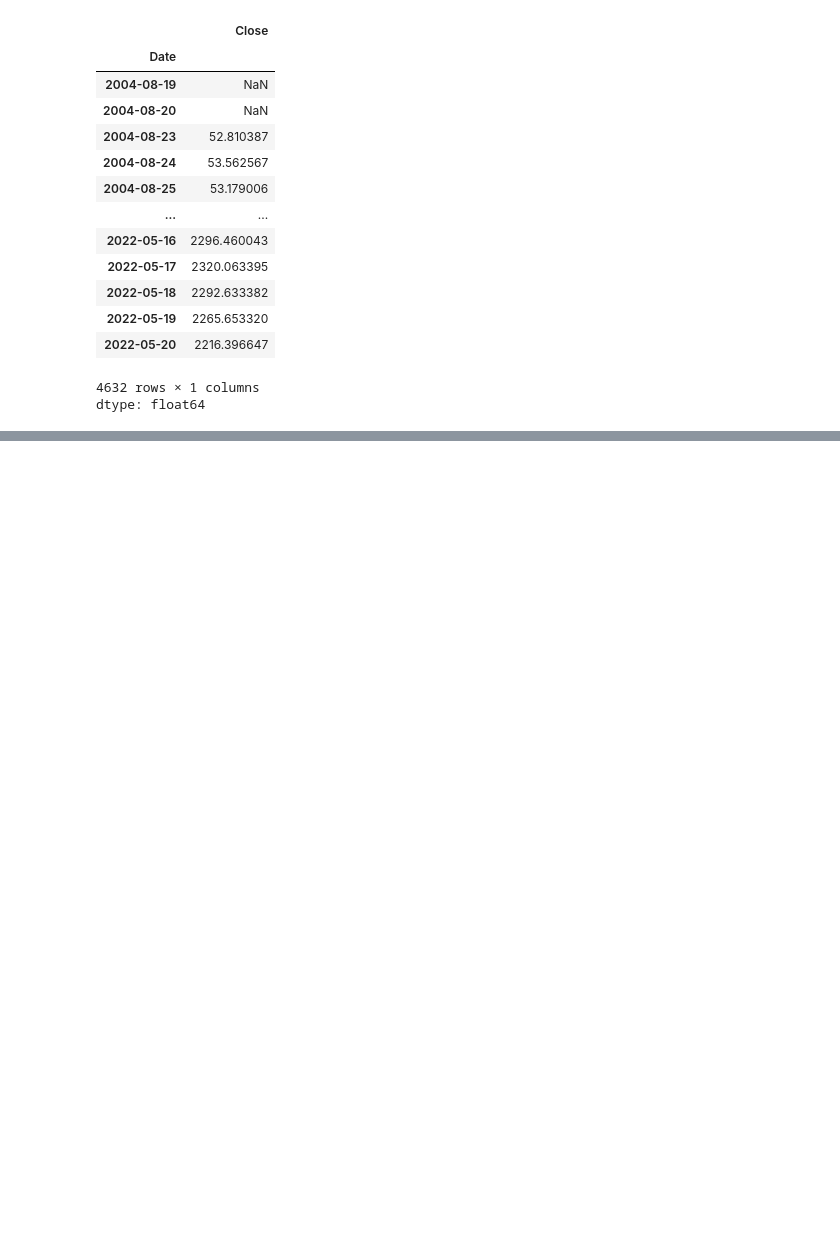
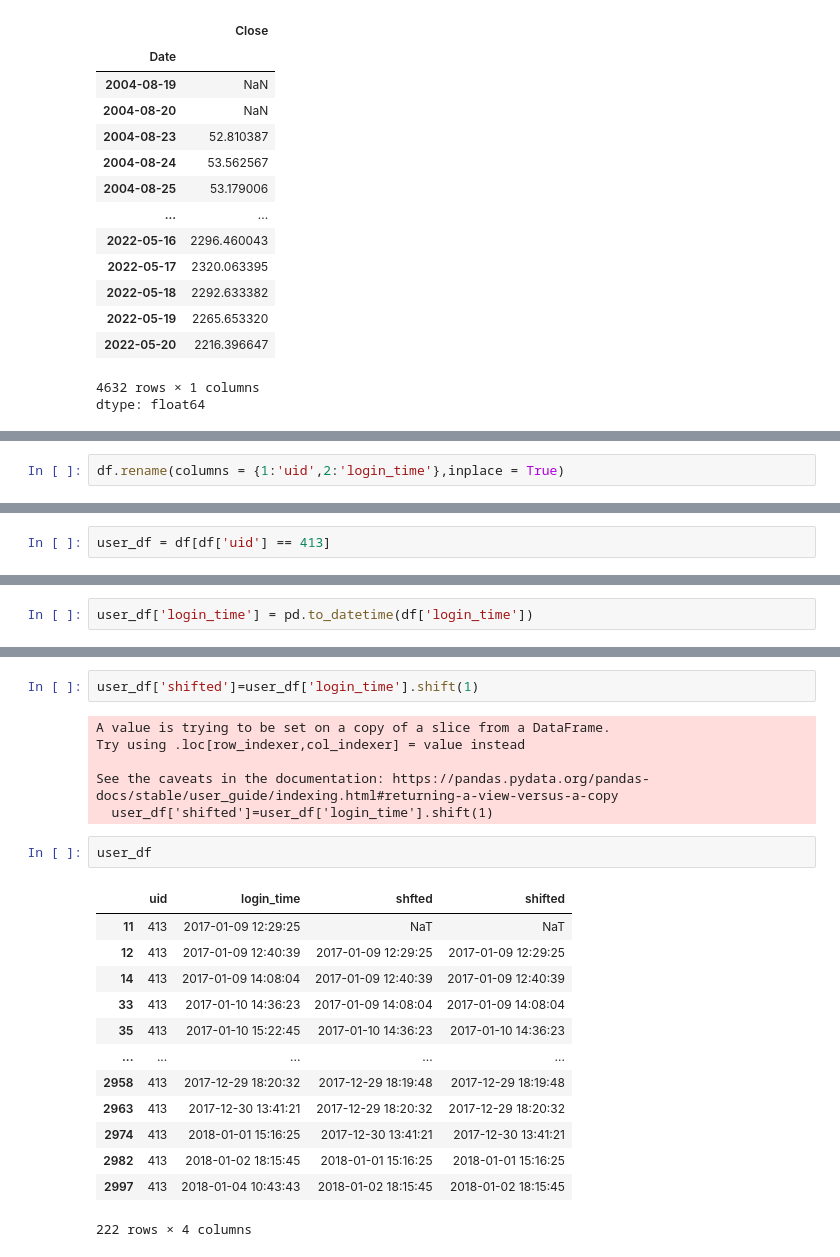
Before and after one commit to Swapn2/Data-Science-Learnings, a Jupyter notebook: Time_series_analysis.ipynb, the cells around one changed output, grey strips where cells are left out. Cells and saved outputs as stored; diff of their text form; blank space fills up the shorter version.

```diff
--- a/Time_series_analysis.ipynb
+++ b/Time_series_analysis.ipynb
@@ -468,0 +540,2 @@ dtype: float64
+# %%
+df.rename(columns = {1:'uid',2:'login_time'},inplace = True)
@@ -468,0 +581,2 @@ dtype: float64
+# %%
+user_df = df[df['uid'] == 413]
@@ -468,0 +592,2 @@ dtype: float64
+# %%
+user_df['login_time'] = pd.to_datetime(df['login_time'])
@@ -468,0 +612,24 @@ dtype: float64
+# %%
+user_df['shifted']=user_df['login_time'].shift(1)
+# %% [output]
+A value is trying to be set on a copy of a slice from a DataFrame.
+Try using .loc[row_indexer,col_indexer] = value instead
+
+See the caveats in the documentation: https://pandas.pydata.org/pandas-docs/stable/user_guide/indexing.html#returning-a-view-versus-a-copy
+  user_df['shifted']=user_df['login_time'].shift(1)
+# %%
+user_df
+# %% [output]
+|  | uid | login_time | shfted | shifted |
+| 11 | 413 | 2017-01-09 12:29:25 | NaT | NaT |
+| 12 | 413 | 2017-01-09 12:40:39 | 2017-01-09 12:29:25 | 2017-01-09 12:29:25 |
+| 14 | 413 | 2017-01-09 14:08:04 | 2017-01-09 12:40:39 | 2017-01-09 12:40:39 |
+| 33 | 413 | 2017-01-10 14:36:23 | 2017-01-09 14:08:04 | 2017-01-09 14:08:04 |
+| 35 | 413 | 2017-01-10 15:22:45 | 2017-01-10 14:36:23 | 2017-01-10 14:36:23 |
+| ... | ... | ... | ... | ... |
+| 2958 | 413 | 2017-12-29 18:20:32 | 2017-12-29 18:19:48 | 2017-12-29 18:19:48 |
+| 2963 | 413 | 2017-12-30 13:41:21 | 2017-12-29 18:20:32 | 2017-12-29 18:20:32 |
+| 2974 | 413 | 2018-01-01 15:16:25 | 2017-12-30 13:41:21 | 2017-12-30 13:41:21 |
+| 2982 | 413 | 2018-01-02 18:15:45 | 2018-01-01 15:16:25 | 2018-01-01 15:16:25 |
+| 2997 | 413 | 2018-01-04 10:43:43 | 2018-01-02 18:15:45 | 2018-01-02 18:15:45 |
+222 rows × 4 columns
```
Also changed, not shown: parts of 14 cells of this notebook.
